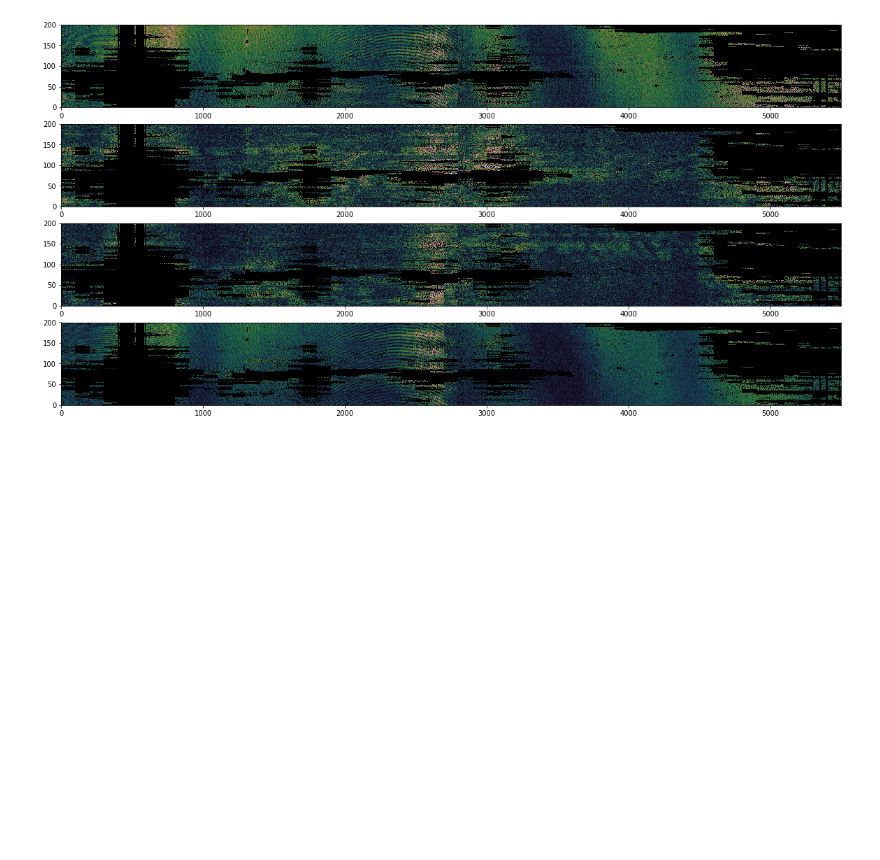
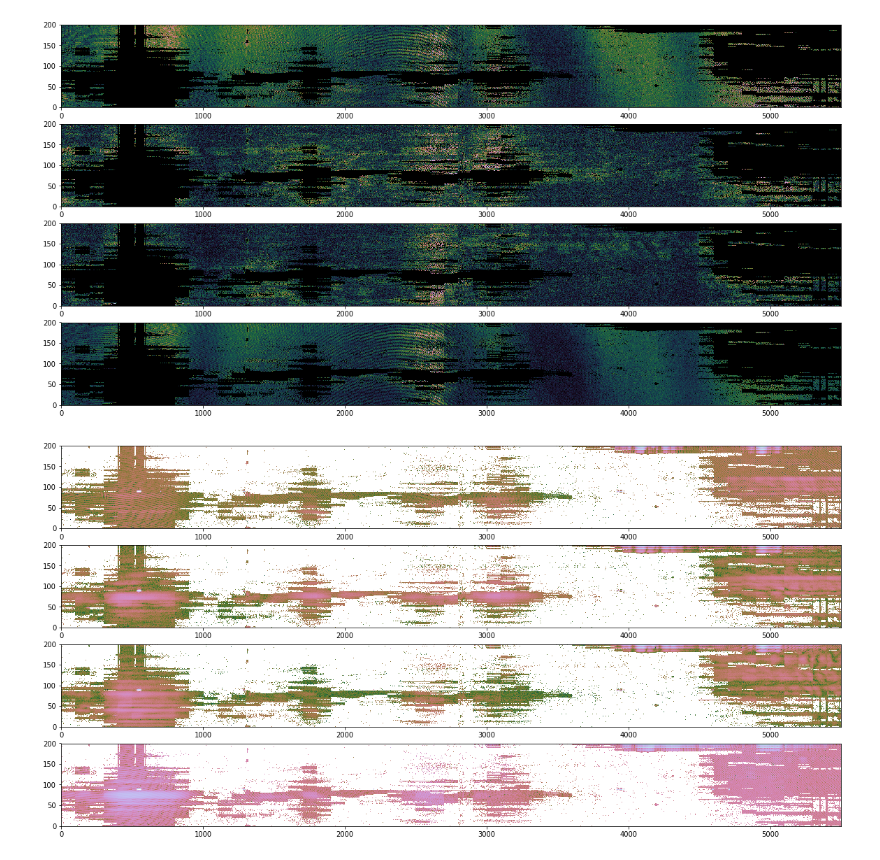
Before and after one commit to KyleHarrison/RFI-Flagging, a Jupyter notebook: Data Exploration/Pol_Correlations.ipynb, the cells around one changed output. Drawn from its saved outputs; the diff is of its cells as text; code cells hidden in the pictures; blank space fills up the shorter version.

```diff
--- a/Data Exploration/Pol_Correlations.ipynb
+++ b/Data Exploration/Pol_Correlations.ipynb
@@ -105 +95,24 @@ baselines = pd.DataFrame({0:x[:,0,0]})
+# %%
+import matplotlib.pyplot as plt
+import matplotlib
+from mpl_toolkits.axes_grid1 import make_axes_locatable
+
+fig = plt.figure(figsize=(20, 10))
+ax1 = fig.add_subplot(411)
+im1 = ax1.imshow(np.transpose((x[:,0,0]*(y[:,0]==1)).reshape(5500,200)), aspect="auto", cmap="cubehelix", norm=matplotlib.colors.LogNorm())
+plt.gca().invert_yaxis()
+
+ax2 = fig.add_subplot(412)
+im2 = ax2.imshow(np.transpose((x[:,1,0]*(y[:,0]==1)).reshape(5500,200)), aspect="auto", cmap="cubehelix", norm=matplotlib.colors.LogNorm())
+plt.gca().invert_yaxis()
+
+ax3 = fig.add_subplot(413)
+im3 = ax3.imshow(np.transpose((x[:,2,0]*(y[:,0]==1)).reshape(5500,200)), aspect="auto", cmap="cubehelix", norm=matplotlib.colors.LogNorm())
+plt.gca().invert_yaxis()
+
+ax4 = fig.add_subplot(414)
+im4 = ax4.imshow(np.transpose((x[:,3,0]*(y[:,0]==1)).reshape(5500,200)), aspect="auto", cmap="cubehelix", norm=matplotlib.colors.LogNorm())
+plt.gca().invert_yaxis()
+# %% [output]
+[figure, added]
 # %%
```
Also changed, not shown: parts of 14 cells of this notebook.
